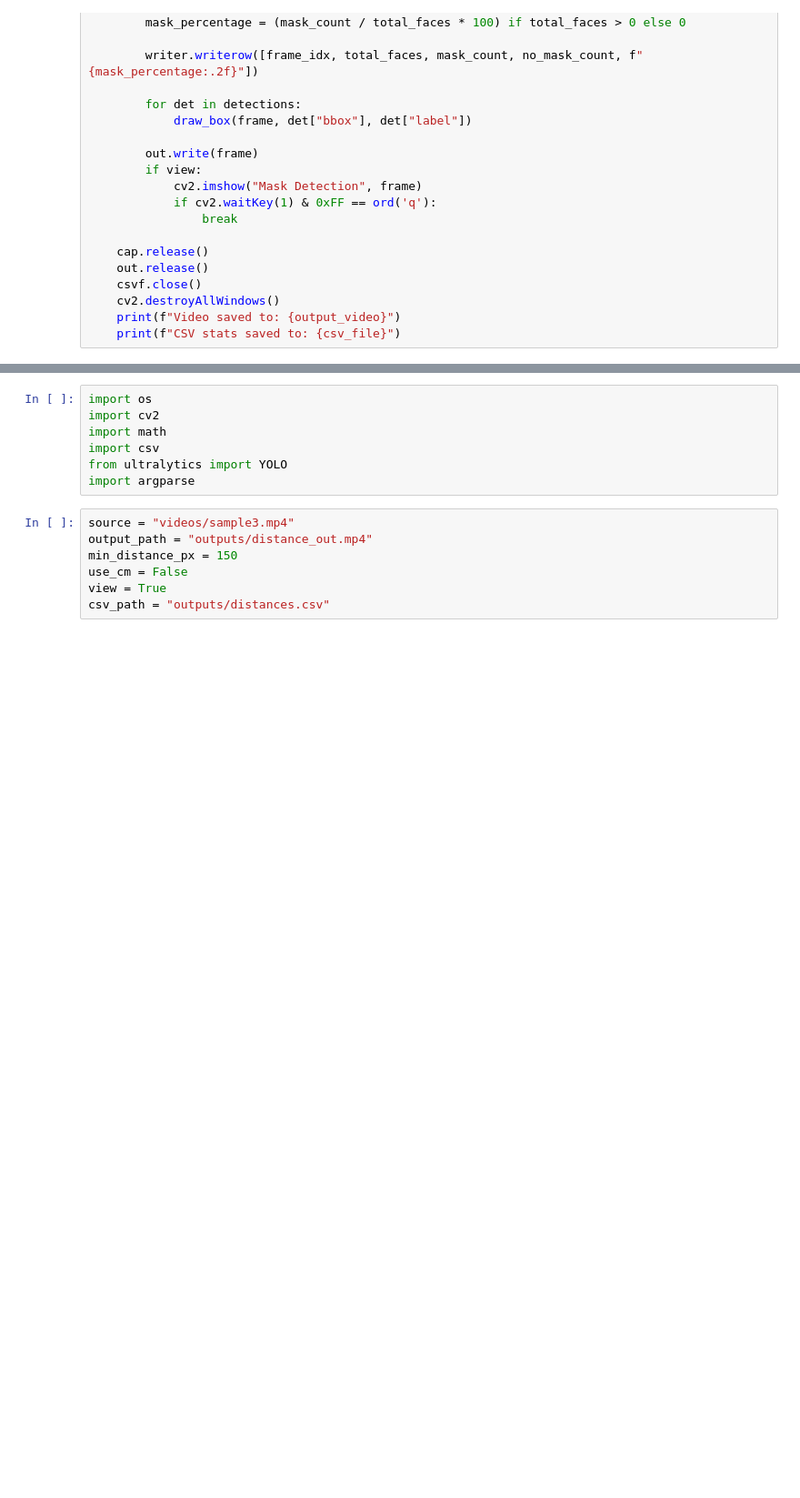
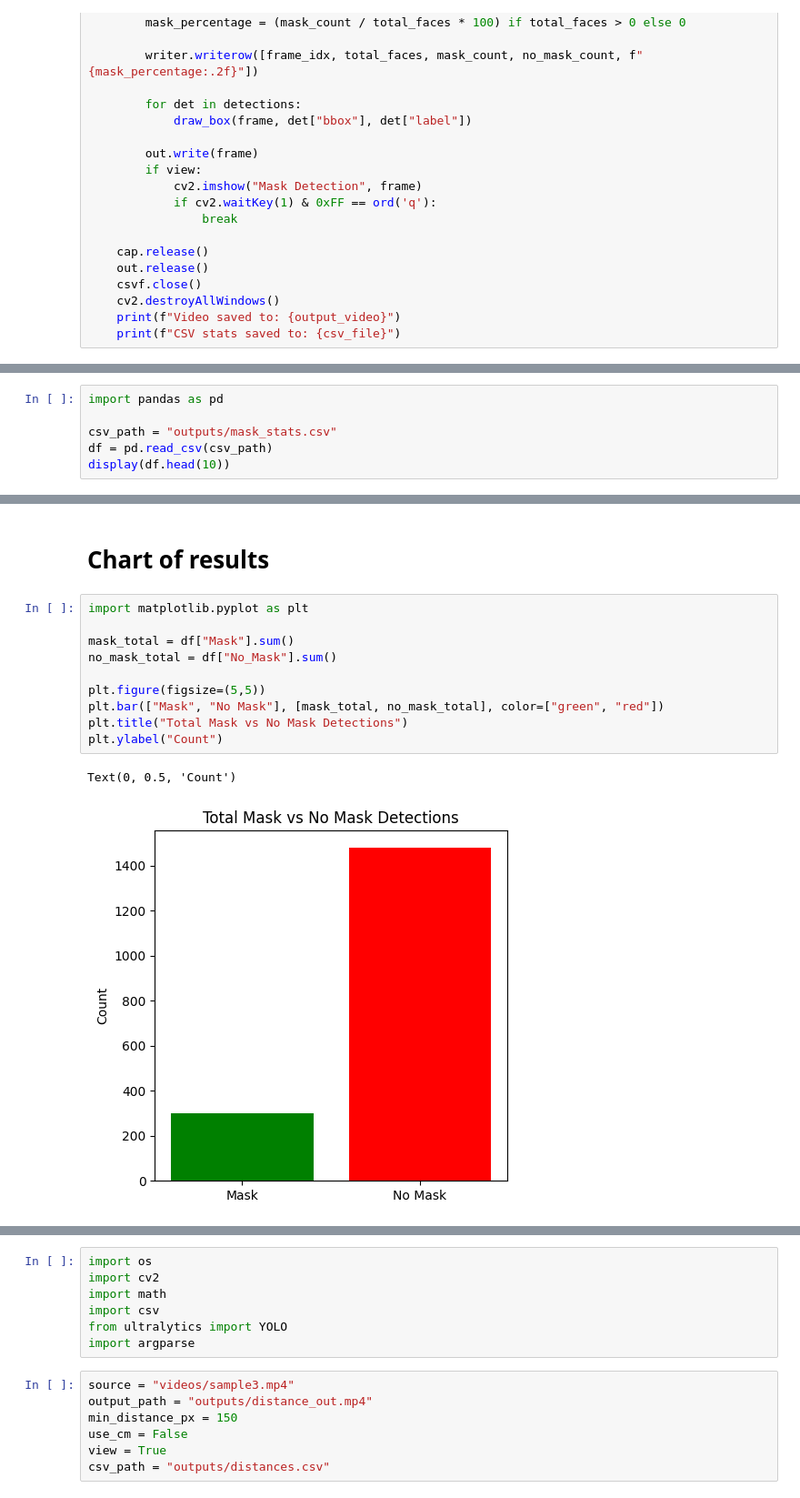
Before and after one commit to RaghadIU/covid19_vision_system, a Jupyter notebook: main.ipynb, the cells around one changed output, grey strips where cells are left out. Shown at 91% size. Saved outputs shown, nothing was run; the diff lists cells and outputs as text; blank space fills up the shorter version.

```diff
--- a/main.ipynb
+++ b/main.ipynb
@@ -196,0 +342,6 @@ def run_video(video_path, output_video=output_video, csv_file=csv_path, view=vie
+# %%
+import pandas as pd
+
+csv_path = "outputs/mask_stats.csv"
+df = pd.read_csv(csv_path)
+display(df.head(10))
@@ -196,0 +360,15 @@ def run_video(video_path, output_video=output_video, csv_file=csv_path, view=vie
+# %% [markdown]
+# Chart of results
+# %%
+import matplotlib.pyplot as plt
+
+mask_total = df["Mask"].sum()
+no_mask_total = df["No_Mask"].sum()
+
+plt.figure(figsize=(5,5))
+plt.bar(["Mask", "No Mask"], [mask_total, no_mask_total], color=["green", "red"])
+plt.title("Total Mask vs No Mask Detections")
+plt.ylabel("Count")
+# %% [output]
+Text(0, 0.5, 'Count')
+[figure, added]
```
Also changed, not shown: parts of 36 cells of this notebook, 19 other files.
